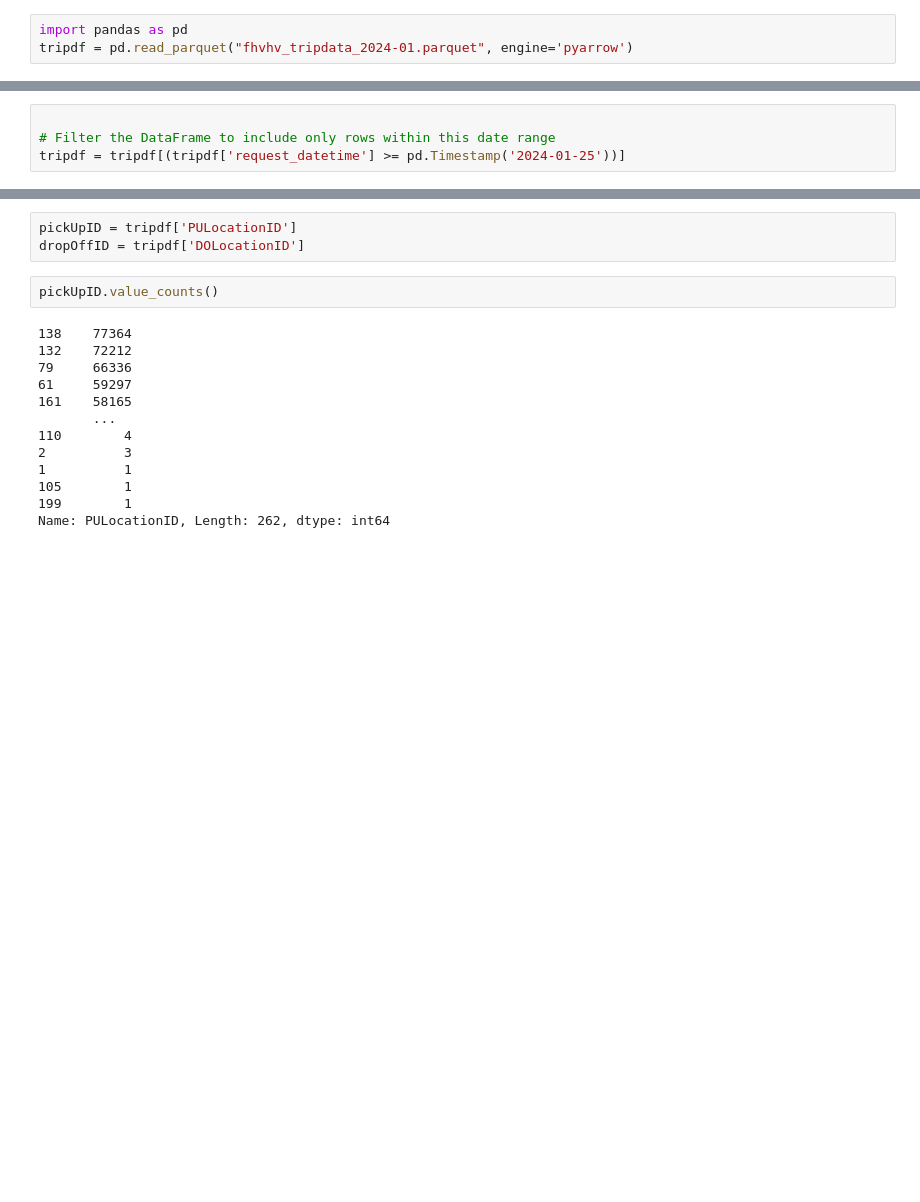
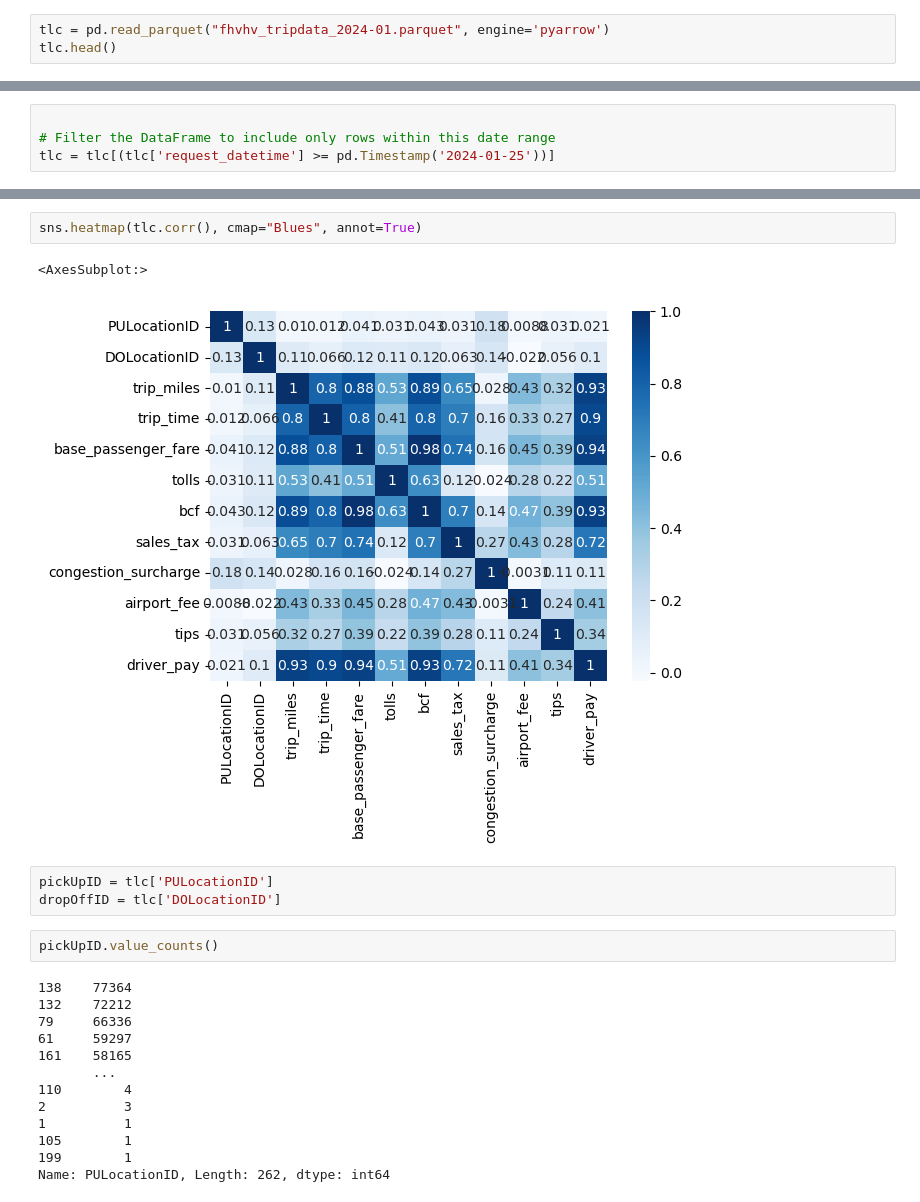
Before and after one commit to gracejiang0929/Bias-Detection-and-Mitigation-in-Ride-Hailing, a Jupyter notebook: tlc_tester.ipynb, the cells around one changed output, grey strips where cells are left out. Saved outputs shown, nothing was run; the diff lists cells and outputs as text; blank space fills up the shorter version.

```diff
--- a/tlc_tester.ipynb
+++ b/tlc_tester.ipynb
@@ -1,3 +4,3 @@
 # %%
-import pandas as pd
-tripdf = pd.read_parquet("fhvhv_tripdata_2024-01.parquet", engine='pyarrow')
+tlc = pd.read_parquet("fhvhv_tripdata_2024-01.parquet", engine='pyarrow')
+tlc.head()
@@ -18,5 +19,5 @@ len(tripdf)
 # %%
 
 # Filter the DataFrame to include only rows within this date range
-tripdf = tripdf[(tripdf['request_datetime'] >= pd.Timestamp('2024-01-25'))]
+tlc = tlc[(tlc['request_datetime'] >= pd.Timestamp('2024-01-25'))]
 # %%
@@ -26,6 +59,11 @@ len(tripdf)
+# %%
+sns.heatmap(tlc.corr(), cmap="Blues", annot=True)
+# %% [output]
+<AxesSubplot:>
+[figure, added]
 # %%
-pickUpID = tripdf['PULocationID']
-dropOffID = tripdf['DOLocationID']
+pickUpID = tlc['PULocationID']
+dropOffID = tlc['DOLocationID']
 # %%
 pickUpID.value_counts()
 # %% [output]
```
Also changed, not shown: parts of 23 cells of this notebook.
